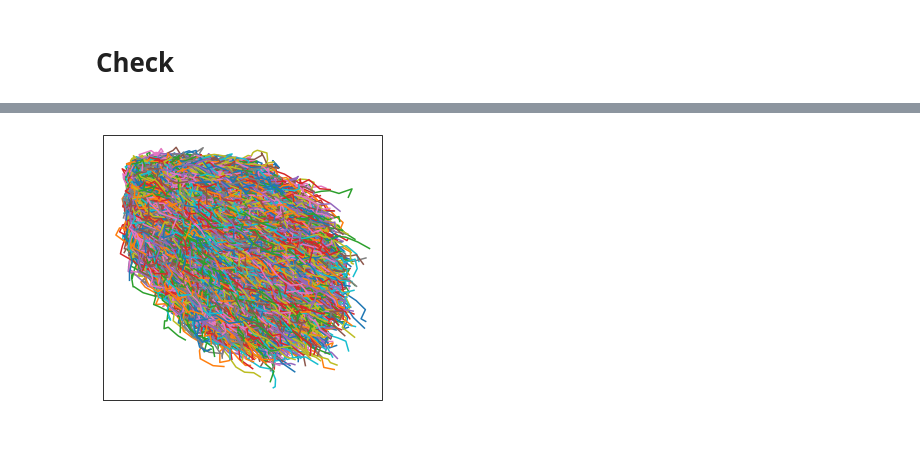
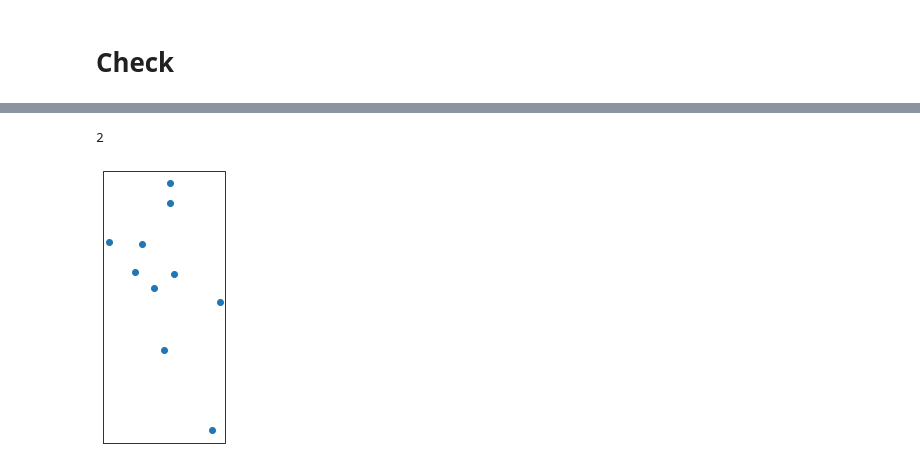
Before and after one commit to OceanParcels/BayesianAnalysis_SouthAtlantic, a Jupyter notebook: notebooks/model_setup.ipynb, the cells around one changed output, grey strips where cells are left out. Drawn from its saved outputs; the diff is of its cells as text; code cells hidden in the pictures; blank space fills up the shorter version.

Commit message:
Randomize delayed release. local test pass.

```diff
--- a/notebooks/model_setup.ipynb
+++ b/notebooks/model_setup.ipynb
@@ -156,7 +195,7 @@ INFO: Compiled SampleParticleInitZeroAdvectionRK4DiffusionUniformKhSaple_landmas
 # %% [markdown]
 # Check
 # %%
-particles = xr.load_dataset(f'../data/test_Rio-de-la-Plata_beachkernel.nc')
+particles = xr.load_dataset('../data/test_Cape-Town_beachkernel.nc')
 particles
 # %% [output]
 <xarray.Dataset>
@@ -215,14 +262,19 @@ loc = 'Rio-de-la-Plata'#'Rio-de-Janeiro'
+# %%
+np.isnan(particles['lon'][:,40].data).sum()
+# %% [output]
+2
 # %%
 fig = plt.figure(figsize=(5,5))
-r = 1
+r = 0
 ax = plt.axes(projection=ccrs.PlateCarree())
 #lat_BA, lon_BA = river_sources[loc]
 # ax.pcolormesh(smoc['longitude'][indices['lon']],
 #               smoc['latitude'][indices['lat']],
 #               land_mask)
 #ax.set_extent([lon_BA-r, lon_BA+r, lat_BA-r, lat_BA+r], crs=ccrs.PlateCarree())
 
 ax.coastlines()
-ax.plot(particles['lon'].T, particles['lat'].T);
+t = 24
+ax.scatter(particles['lon'][:,t], particles['lat'][:,t]);
 # %% [output]
-[figure, old version]
+[figure, new version]
```
Also changed, not shown: parts of 26 cells of this notebook, 1 other file.
